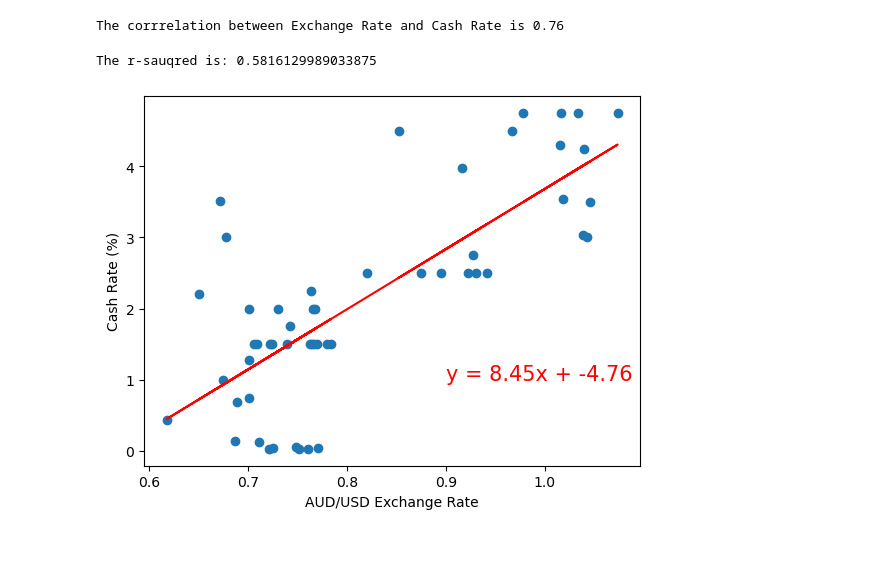
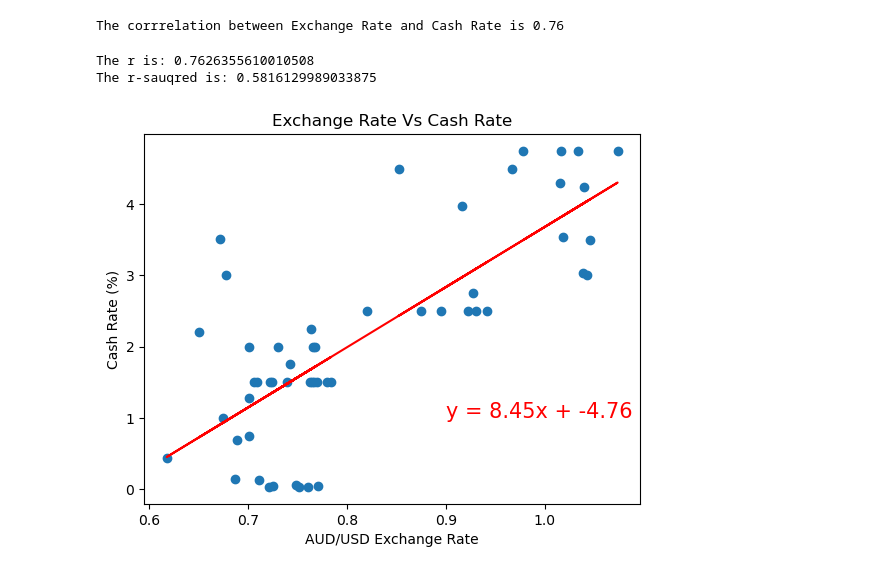
Before and after one commit to irwine-young/Project-1-Bootcamp, a Jupyter notebook: data_analysis.ipynb, the cells around one changed output. Drawn from its saved outputs; the diff is of its cells as text; code cells hidden in the pictures; blank space fills up the shorter version.

```diff
--- a/data_analysis.ipynb
+++ b/data_analysis.ipynb
@@ -65,5 +69,5 @@ inter_condition_df.head()
 #calculate the mean for AUD/USD exchange rate
 #population1 = inter_condition_df[inter_condition_df ["AUD/USD exchange rate"]]
 # Commodity Index
-commodity_index = inter_condition_df["Commodity Index"]
-#commodity_index
+hundreds_commodity_index = inter_condition_df["Commodity Index"]/100
+hundreds_commodity_index.head()
@@ -69,0 +81,3 @@ commodity_index = inter_condition_df["Commodity Index"]
+# %%
+inter_condition_df["Commodity Index"] = hundreds_commodity_index
+inter_condition_df.head()
@@ -162,17 +193,21 @@ The corrrelation between Exchange Rate and Cash Rate is 0.76
 # %%
 #Print out the r-squared value along with the plot
 x_values = inter_condition_df["AUD/USD exchange rate"]
 y_values = inter_condition_df["Cash Rate (%)"]
 (slope, intercept, rvalue, pvalue, stderr) = linregress(x_values, y_values)
 regress_values = x_values * slope + intercept
 line_eq = "y = " + str(round(slope,2)) + "x + " + str(round(intercept,2))
+plt.title("Exchange Rate Vs Cash Rate")
 plt.scatter(x_values, y_values)
 plt.plot(x_values,regress_values,"r-")
 plt.annotate(line_eq,(0.9,1.0),fontsize = 15, color = "red")
 plt.xlabel('AUD/USD Exchange Rate')
 plt.ylabel('Cash Rate (%)')
+print(f"The r is: {rvalue}")
 print(f"The r-sauqred is: {rvalue**2}")
+plt.savefig("Output/Exchange Rate vs Cash Rate.png")
 plt.show()
 # %% [output]
+The r is: 0.7626355610010508
 The r-sauqred is: 0.5816129989033875
-[figure, old version]
+[figure, new version]
```
Also changed, not shown: parts of 7 cells of this notebook.
